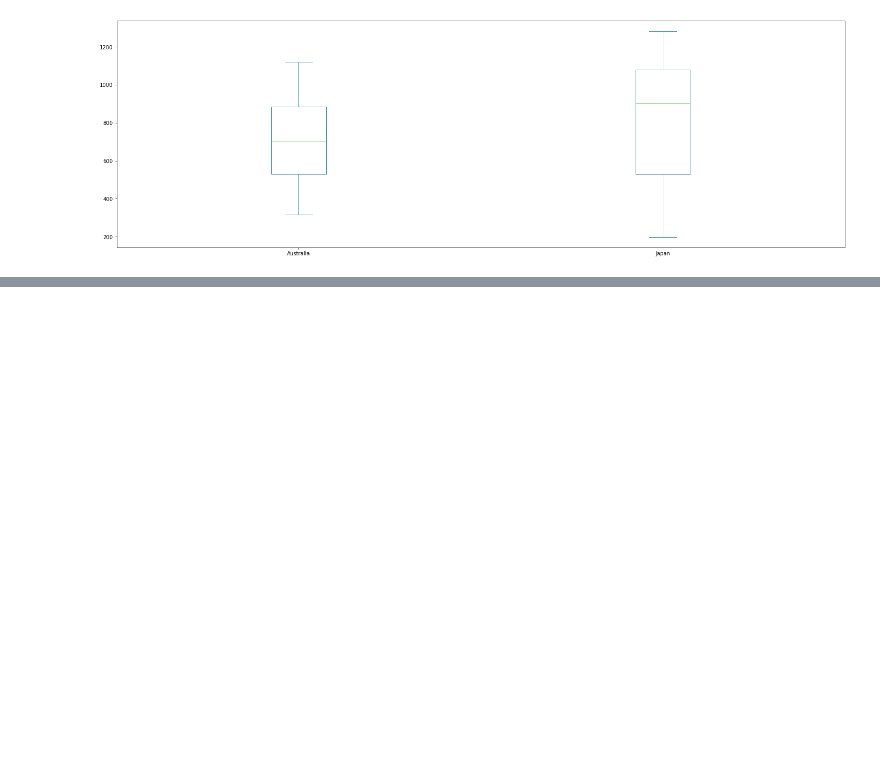
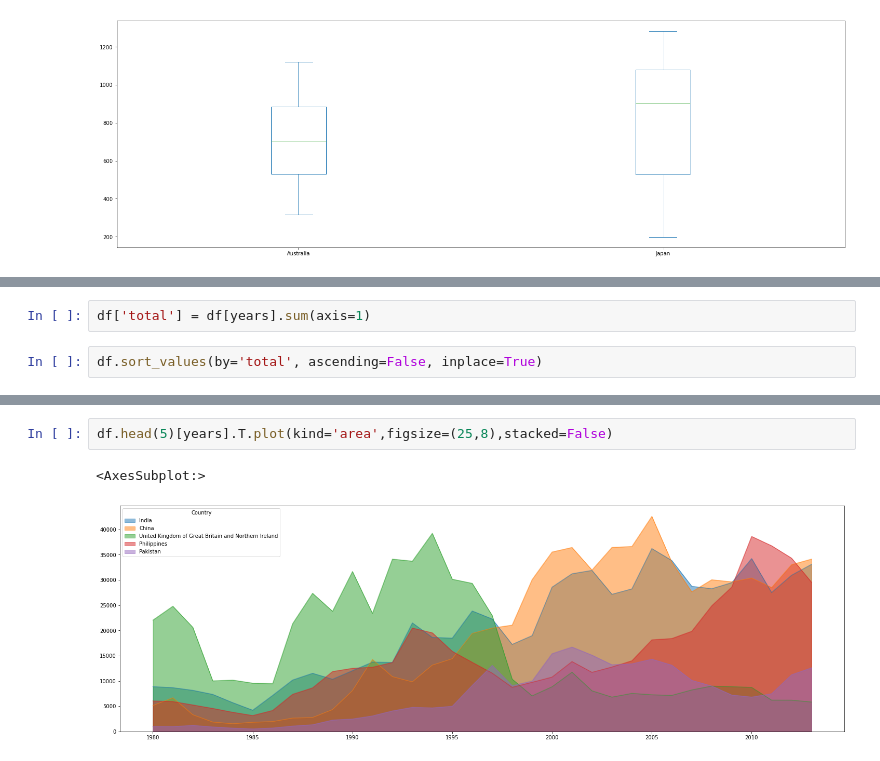
Before and after one commit to digipodium/DP-JUN-PYDS-330-MTTF, a Jupyter notebook: data_science/data_analysis3.ipynb, the cells around one changed output, grey strips where cells are left out. Drawn from its saved outputs; the diff is of its cells as text; blank space fills up the shorter version.

```diff
--- a/data_science/data_analysis3.ipynb
+++ b/data_science/data_analysis3.ipynb
@@ -256,0 +272,4 @@ df.loc[['Australia','Japan'],years].T.plot(kind='box',figsize=(25,8))
+# %%
+df['total'] = df[years].sum(axis=1)
+# %%
+df.sort_values(by='total', ascending=False, inplace=True)
@@ -256,0 +291,5 @@ df.loc[['Australia','Japan'],years].T.plot(kind='box',figsize=(25,8))
+# %%
+df.head(5)[years].T.plot(kind='area',figsize=(25,8),stacked=False)
+# %% [output]
+<AxesSubplot:>
+[figure, added]
```
Also changed, not shown: parts of 12 cells of this notebook.
